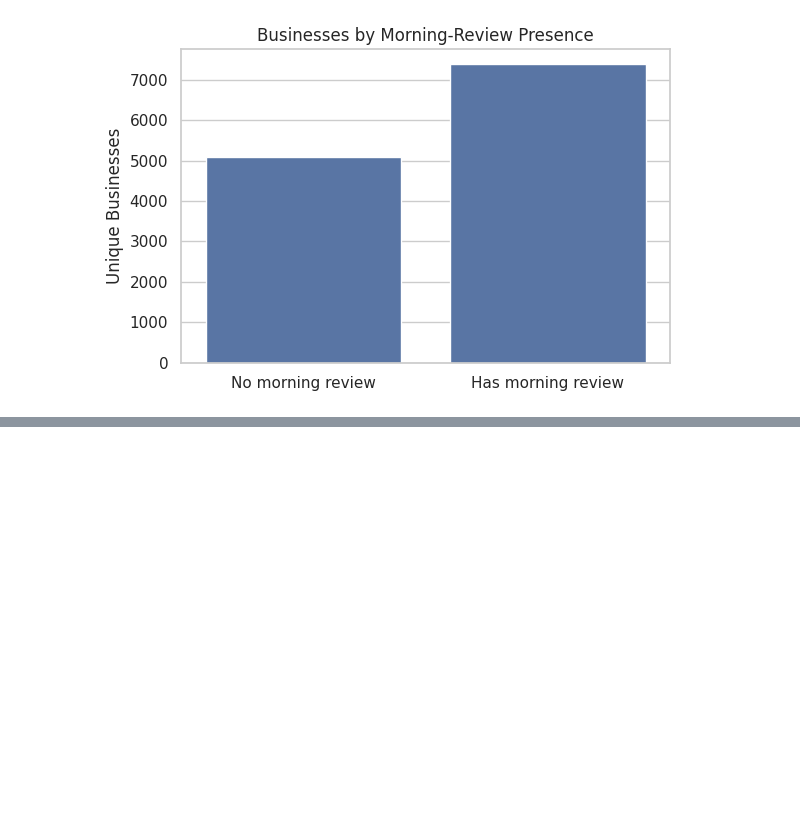
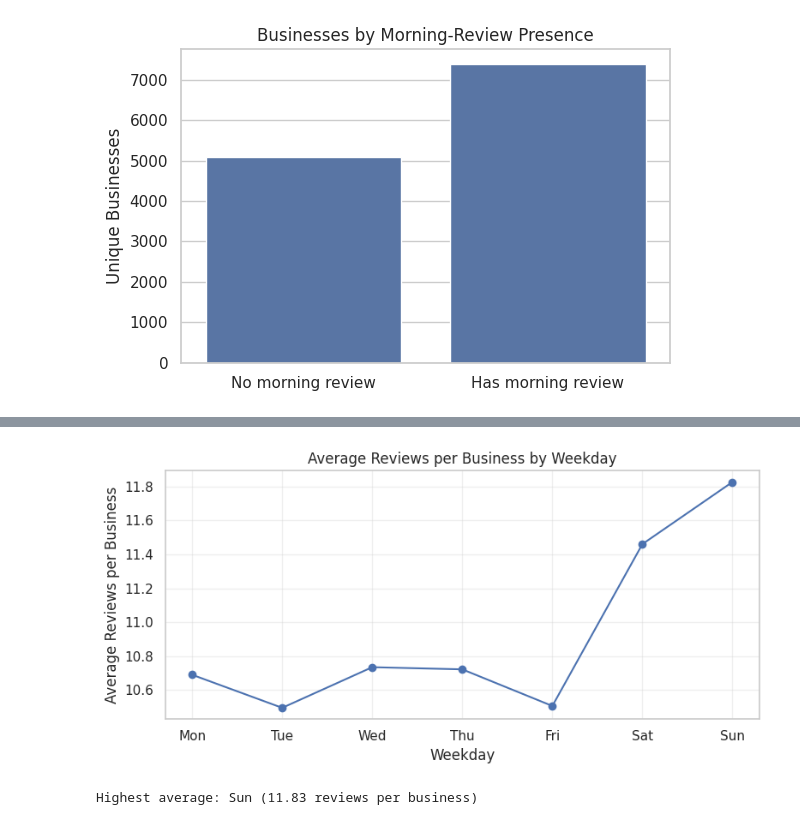
Before and after one commit to PhaniKiranH/sig742-end-term-assessment, a Jupyter notebook: SIT742Task2_Group5.ipynb, the cells around one changed output, grey strips where cells are left out. Cells and saved outputs as stored; diff of their text form; code cells hidden in the pictures; blank space fills up the shorter version.

```diff
--- a/SIT742Task2_Group5.ipynb
+++ b/SIT742Task2_Group5.ipynb
@@ -384,0 +393,47 @@ Unique businesses with morning review: 7382
+# %%
+# load meta business view in to pandas
+meta_df = spark.table("meta_raw").toPandas()
+
+# join reviews with meta on gmap_id
+df_joined = df.merge(meta_df, on="gmap_id", how="left")
+
+# parse weekday from the review date
+dates = pd.to_datetime(df_joined["newtime"], format="%Y-%m-%d", errors="coerce")
+df_joined["weekday"]  = dates.dt.weekday
+df_joined["day_name"] = dates.dt.day_name().str[:3]
+
+# count reviews per gmap_id and weekday
+review_count_gmap_weekday = (
+    df_joined.dropna(subset=["gmap_id", "weekday"])
+       .groupby(["gmap_id", "weekday", "day_name"], as_index=False)
+       .size()
+       .rename(columns={"size": "reviews_count"})
+)
+
+# average across businesses per weekday
+business_avg_reviews_per_weekday = (
+    review_count_gmap_weekday
+      .groupby(["weekday", "day_name"], as_index=False)["reviews_count"]
+      .mean()
+      .rename(columns={"reviews_count": "avg_reviews_per_business"})
+      .sort_values("weekday")
+)
+
+# line chart -- weekday on x, averaged submissions on y
+plt.figure(figsize=(8, 4))
+plt.plot(business_avg_reviews_per_weekday["day_name"],
+         business_avg_reviews_per_weekday["avg_reviews_per_business"], marker="o")
+plt.title("Average Reviews per Business by Weekday")
+plt.xlabel("Weekday")
+plt.ylabel("Average Reviews per Business")
+plt.grid(alpha=0.3)
+plt.tight_layout()
+plt.show()
+
+# Determine which workday (day of the week), generates the most reviews
+best_day = business_avg_reviews_per_weekday.loc[
+    business_avg_reviews_per_weekday["avg_reviews_per_business"].idxmax()]
+print(f"Highest average: {best_day['day_name']} ({best_day['avg_reviews_per_business']:.2f} reviews per business)")
+# %% [output]
+[figure, added]
+Highest average: Sun (11.83 reviews per business)
```
Also changed, not shown: parts of 8 cells of this notebook.
